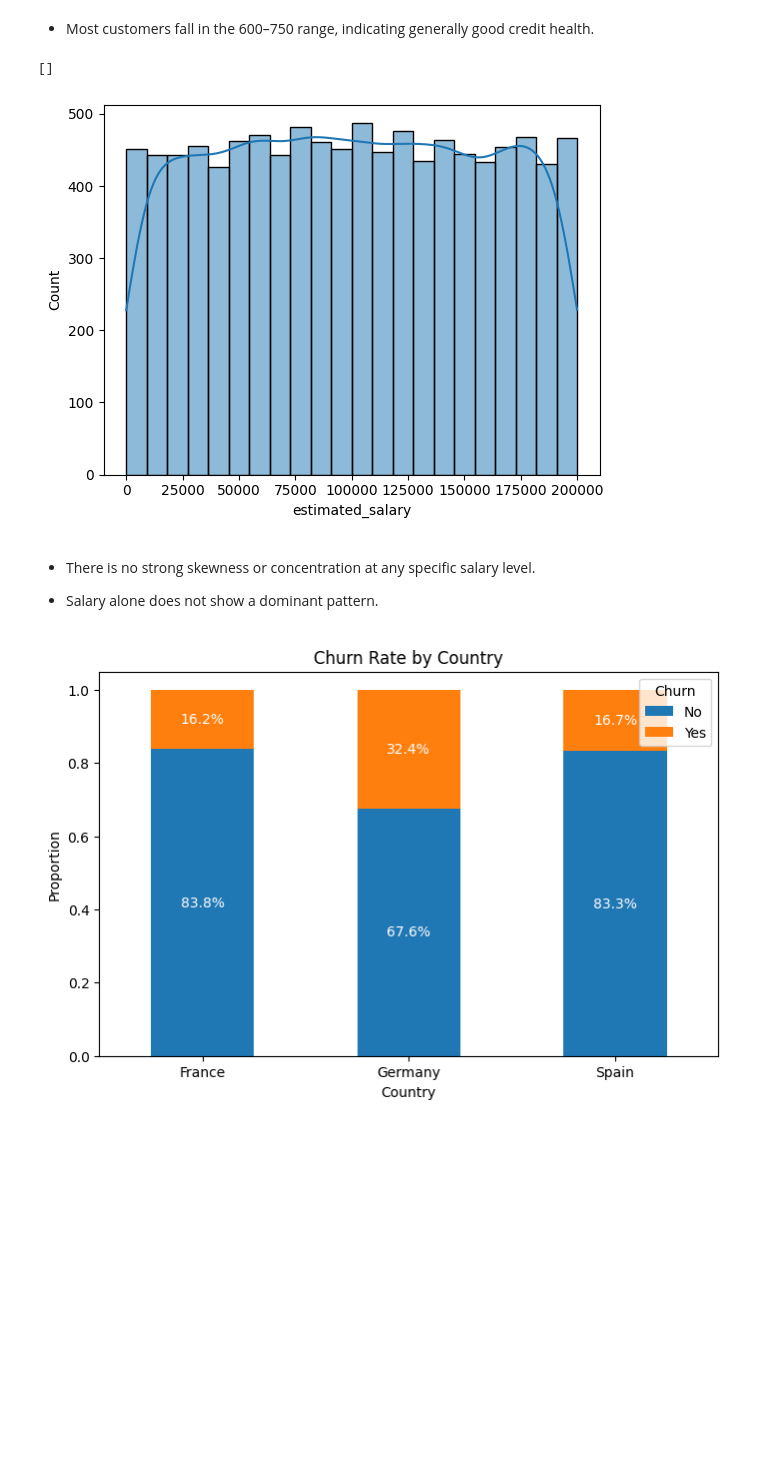
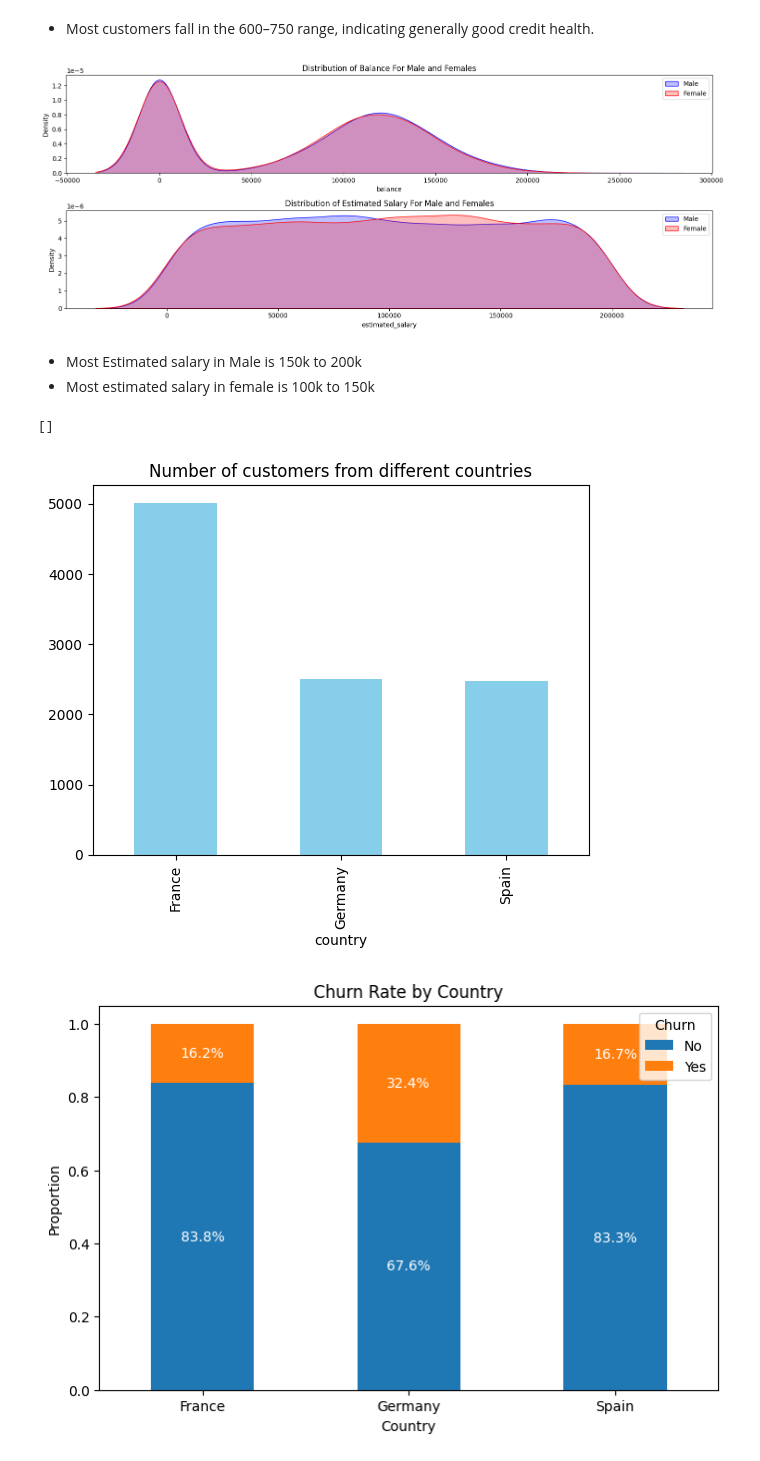
Before and after one commit to rajeevkumar75/Bank-Customer-Churn-Prediction, a Jupyter notebook: notebooks/Eda end to end.ipynb, the cells around one changed output. Saved outputs shown, nothing was run; the diff lists cells and outputs as text; code cells hidden in the pictures; blank space fills up the shorter version.

```diff
--- a/notebooks/Eda end to end.ipynb
+++ b/notebooks/Eda end to end.ipynb
@@ -180,14 +177,37 @@ sns.histplot(df['credit_score'], kde=True)
 # %% [markdown]
 - Most customers fall in the 600–750 range, indicating generally good credit health.
 # %%
-sns.histplot(df['estimated_salary'], kde=True)
-plt.plot()
+plt.figure(figsize=(15,6))
+
+plt.subplot(2,1,1)
+
+plt.title('Distribution of Balance For Male and Females')
+
+sns.kdeplot(df[(df['gender'] == 'Male')]['balance'],color='blue',fill=True,label='Male')
+sns.kdeplot(df[(df['gender'] == 'Female')]['balance'],color='red',fill=True,label='Female')
+plt.legend()
+
+plt.subplot(2,1,2)
+
+plt.title('Distribution of Estimated Salary For Male and Females')
+
+sns.kdeplot(df[(df['gender'] == 'Male')]['estimated_salary'],color='blue',fill=True,label='Male')
+sns.kdeplot(df[(df['gender'] == 'Female')]['estimated_salary'],color='red',fill=True,label='Female')
+
+plt.legend()
+plt.tight_layout()
+plt.show()
 # %% [output]
-[]
-[figure, old version]
+[figure, new version]
 # %% [markdown]
-- There is no strong skewness or concentration at any specific salary level.
-
-- Salary alone does not show a dominant pattern.
+- Most Estimated salary in Male is 150k to 200k
+- Most estimated salary in female is 100k to 150k
+# %%
+df['country'].value_counts().plot.bar(color='skyblue')
+plt.title('Number of customers from different countries')
+plt.plot()
+# %% [output]
+[]
+[figure, added]
 # %%
 churn = pd.crosstab(df['country'], df['churn'], normalize='index')
```
Also changed, not shown: parts of 29 cells of this notebook.
